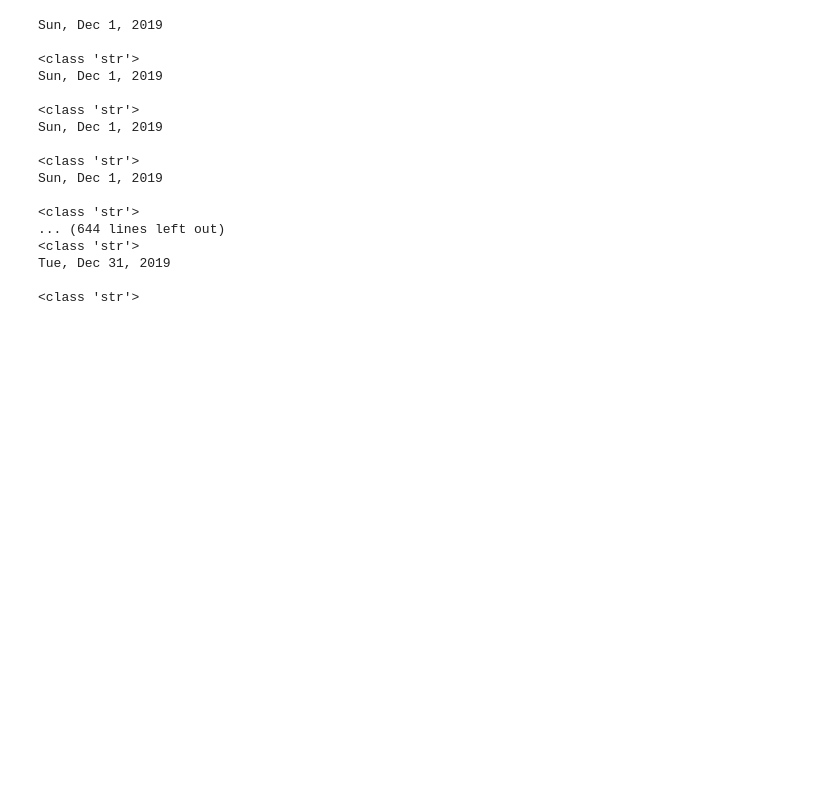
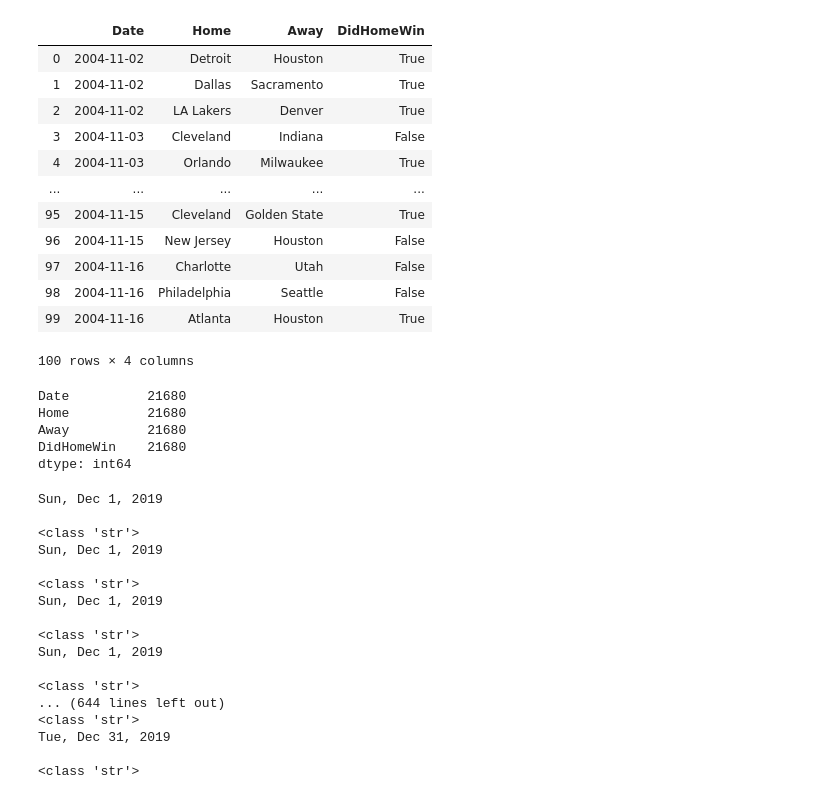
Before and after one commit to elipropp/sports-predictor, a Jupyter notebook: testing/games_webscrape.ipynb, the cells around one changed output. Cells and saved outputs as stored; diff of their text form; code cells hidden in the pictures; blank space fills up the shorter version.

Commit message:
Abstracted out game webscraping
Added function to clean team name strings

Storing data in data frame instead of a list of 'game' objects

```diff
--- a/testing/games_webscrape.ipynb
+++ b/testing/games_webscrape.ipynb
@@ -8,3 +47,41 @@ from datetime import datetime as DT
+# %%
+def get_months_in_season(year: int) -> List[str]:
+    october_to_june = ["october", "november", "december", "january", "february", "march", "april", "may", "june"]
+    november_to_june = ["november", "december", "january", "february", "march", "april", "may", "june"]
+    switcher = {
+        2020: ["october-2019", "november", "december", "january", "february", "march", "july", "august", "september", "october-2020"],
+        2019: october_to_june,
+        2018: october_to_june,
+        2017: october_to_june,
+        2016: october_to_june,
+        2015: october_to_june,
+        2014: october_to_june,
+        2013: october_to_june,
+        2012: ["december", "january", "february", "march", "april", "may", "june"],
+        2011: october_to_june,
+        2010: october_to_june,
+        2009: october_to_june,
+        2008: october_to_june,
+        2007: october_to_june,
+        2006: november_to_june,
+        2005: november_to_june,
+        2004: october_to_june,
+        2003: october_to_june,
+        2002: october_to_june,
+        2001: october_to_june,
+        2000: november_to_june,
+        1999: ["february", "march", "april", "may", "june"],
+        1998: october_to_june,
+        1997: november_to_june,
+        1996: november_to_june,
+        1995: november_to_june,
+        1994: november_to_june,
+        1993: november_to_june,
+        1992: november_to_june,
+        1991: november_to_june,
+        1990: november_to_june,
+    }
+    return switcher.get(year, "out of range... range is 1990-2020")
 # %%
 class Game:
     def __init__(self, timestamp, homeTeam, awayTeam, didHomeWin):
@@ -17,0 +155,2 @@ class Game:
+# %%
+gamesDict = scrape_game_data(2005, 2021)
@@ -18,3 +171,28 @@ class Game:
+# %%
+DF = pd.DataFrame(gamesDict)
+DF.head(100)
+# %% [output]
+|  | Date | Home | Away | DidHomeWin |
+| 0 | 2004-11-02 | Detroit | Houston | True |
+| 1 | 2004-11-02 | Dallas | Sacramento | True |
+| 2 | 2004-11-02 | LA Lakers | Denver | True |
+| 3 | 2004-11-03 | Cleveland | Indiana | False |
+| 4 | 2004-11-03 | Orlando | Milwaukee | True |
+| ... | ... | ... | ... | ... |
+| 95 | 2004-11-15 | Cleveland | Golden State | True |
+| 96 | 2004-11-15 | New Jersey | Houston | False |
+| 97 | 2004-11-16 | Charlotte | Utah | False |
+| 98 | 2004-11-16 | Philadelphia | Seattle | False |
+| 99 | 2004-11-16 | Atlanta | Houston | True |
+100 rows × 4 columns
+# %%
+DF.count()
+# %% [output]
+Date          21680
+Home          21680
+Away          21680
+DidHomeWin    21680
+dtype: int64
 # %%
 start_date = datetime.date(2000, 1, 1)
 end_date = datetime.date(2020, 1, 1)
```
Also changed, not shown: parts of 9 cells of this notebook.
